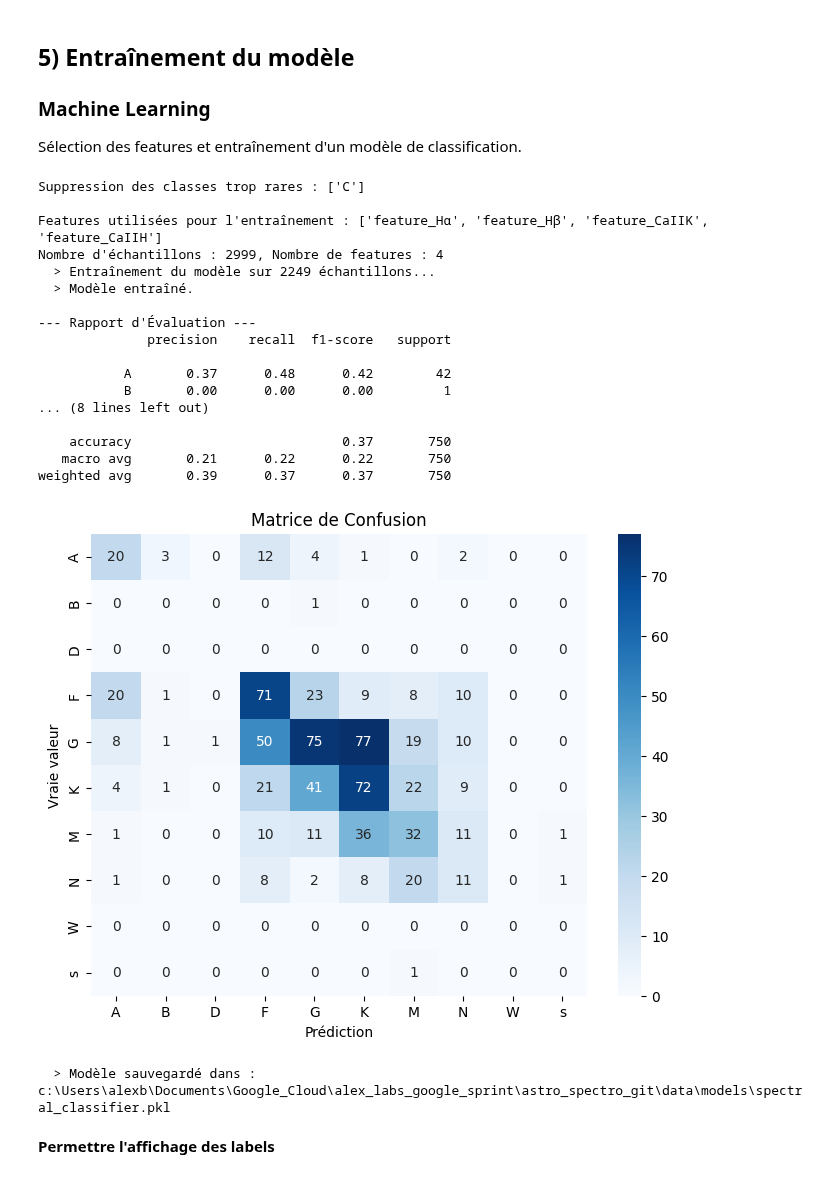
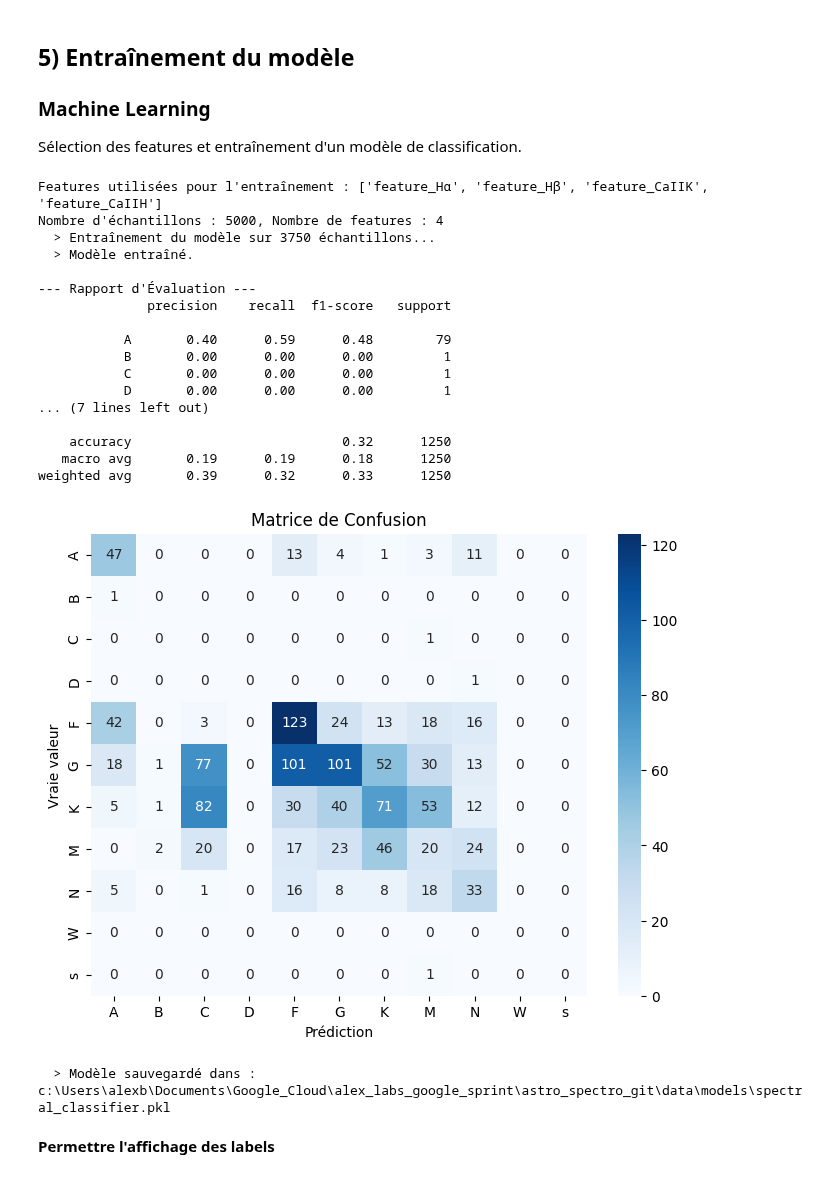
Before and after one commit to PhD-Brown/AstroSpectro, a Jupyter notebook: notebooks/00_master_pipeline.ipynb, the cells around one changed output. Saved outputs shown, nothing was run; the diff lists cells and outputs as text; code cells hidden in the pictures.

```diff
--- a/notebooks/00_master_pipeline.ipynb
+++ b/notebooks/00_master_pipeline.ipynb
@@ -254,7 +254,7 @@ import os
 
 # 1) Charger ton dataset de features
 features_df = pd.read_csv(
-    os.path.join(PROCESSED_DIR, "features_20250717T170317Z.csv")  # adapte le nom du fichier au besoin
+    os.path.join(PROCESSED_DIR, "features_20250722T184152Z.csv")  # adapte le nom du fichier au besoin
 )
 
 # 2) Nettoyer les lignes sans label valide (si présent)
@@ -272,43 +272,43 @@ if len(rare_labels) > 0:
 # Identifier les colonnes non numériques (types object, excluant 'label')
 non_numeric_cols = features_df.select_dtypes(include=["object"]).columns.tolist()
 
 # S'assurer de retirer la colonne cible 'label' elle aussi des features
 drop_cols = list(set(non_numeric_cols + ["label"]))
 
 # Drop les colonnes inutiles
 X = features_df.drop(columns=drop_cols).values
 
 # Y comme vecteur cible
 y = features_df["label"].values
 
 print(f"\nFeatures utilisées pour l'entraînement : {features_df.drop(columns=drop_cols).columns.tolist()}")
 print(f"Nombre d'échantillons : {X.shape[0]}, Nombre de features : {X.shape[1]}")
 
 # 5) Créer et entraîner ton classifieur
 clf = SpectralClassifier(n_estimators=200)
 clf.train_and_evaluate(X, y, test_size=0.25)
 
 # 6) Sauvegarder le modèle si satisfait
 clf.save_model(os.path.join(MODELS_DIR, "spectral_classifier.pkl"))
 # %% [output]
-Suppression des classes trop rares : ['C']
-
 Features utilisées pour l'entraînement : ['feature_Hα', 'feature_Hβ', 'feature_CaIIK', 'feature_CaIIH']
-Nombre d'échantillons : 2999, Nombre de features : 4
-  > Entraînement du modèle sur 2249 échantillons...
+Nombre d'échantillons : 5000, Nombre de features : 4
+  > Entraînement du modèle sur 3750 échantillons...
   > Modèle entraîné.
 
 --- Rapport d'Évaluation ---
               precision    recall  f1-score   support
 
-           A       0.37      0.48      0.42        42
+           A       0.40      0.59      0.48        79
            B       0.00      0.00      0.00         1
-... (8 lines left out)
+           C       0.00      0.00      0.00         1
+           D       0.00      0.00      0.00         1
+... (7 lines left out)
 
-    accuracy                           0.37       750
-   macro avg       0.21      0.22      0.22       750
-weighted avg       0.39      0.37      0.37       750
+    accuracy                           0.32      1250
+   macro avg       0.19      0.19      0.18      1250
+weighted avg       0.39      0.32      0.33      1250
-[figure, old version]
+[figure, new version]
   > Modèle sauvegardé dans : c:\Users\alexb\Documents\Google_Cloud\alex_labs_google_sprint\astro_spectro_git\data\models\spectral_classifier.pkl
 # %% [markdown]
 **Permettre l'affichage des labels**
```
Also changed, not shown: parts of 3 cells of this notebook, 6 other files.
